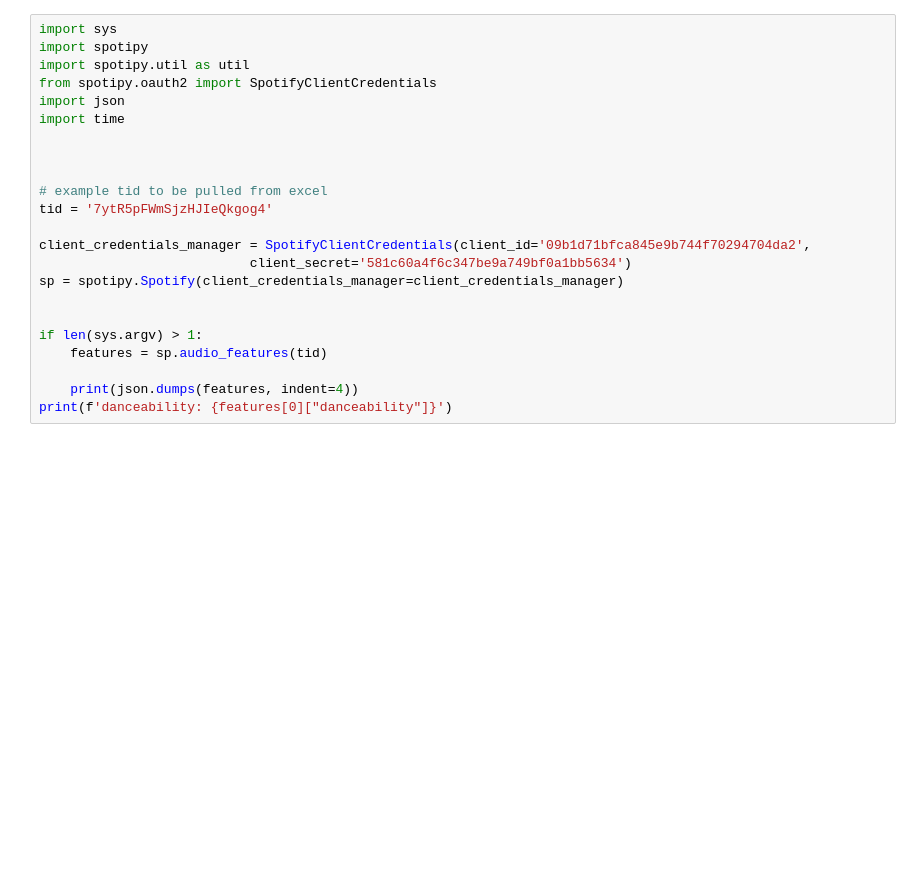
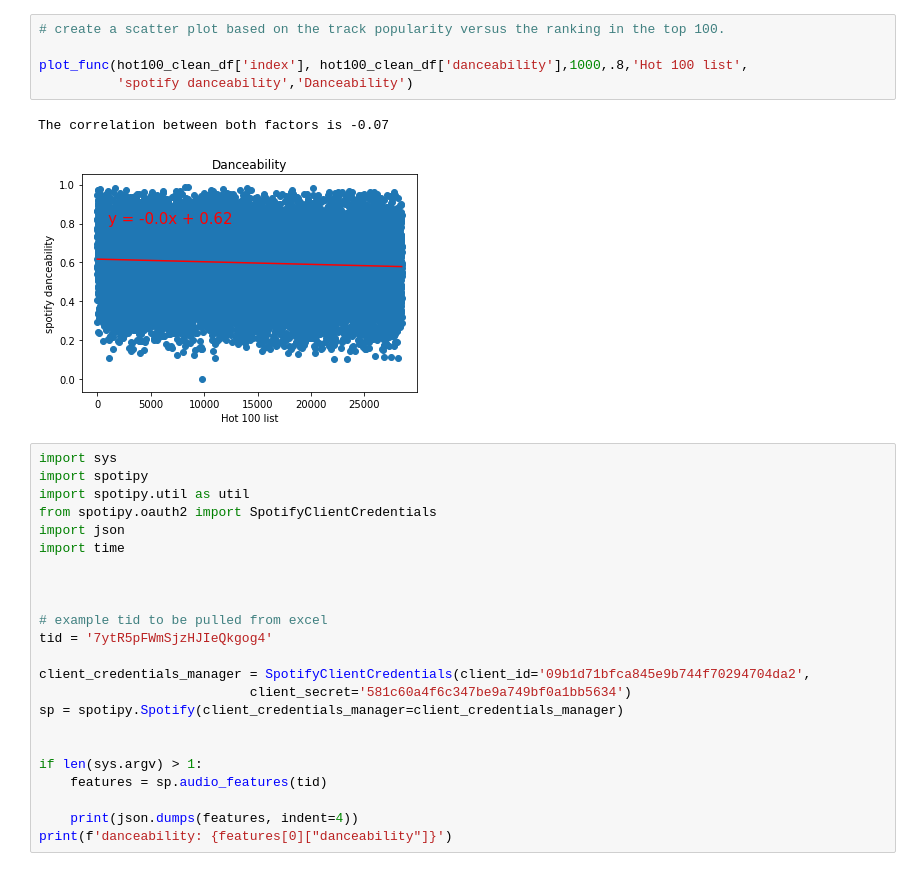
Before and after one commit to rlylecastro/project1, a Jupyter notebook: music.ipynb, the cells around one changed output. Saved outputs shown, nothing was run; the diff lists cells and outputs as text; blank space fills up the shorter version.

```diff
--- a/music.ipynb
+++ b/music.ipynb
@@ -1,3 +87,11 @@
+# %%
+# create a scatter plot based on the track popularity versus the ranking in the top 100.
+
+plot_func(hot100_clean_df['index'], hot100_clean_df['danceability'],1000,.8,'Hot 100 list',
+          'spotify danceability','Danceability')
+# %% [output]
+The correlation between both factors is -0.07
+[figure, added]
 # %%
 import sys
 import spotipy
```
Also changed, not shown: parts of 6 cells of this notebook.
